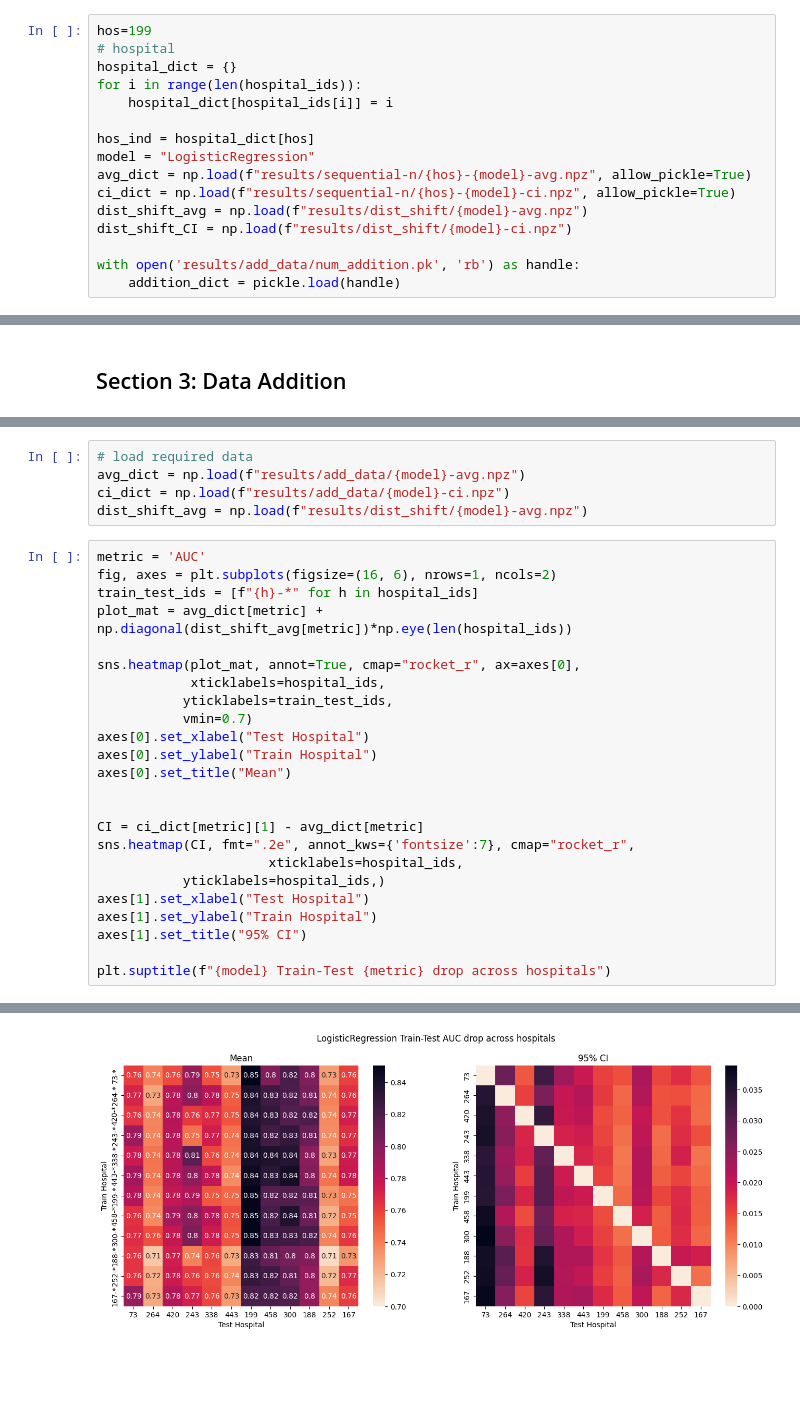
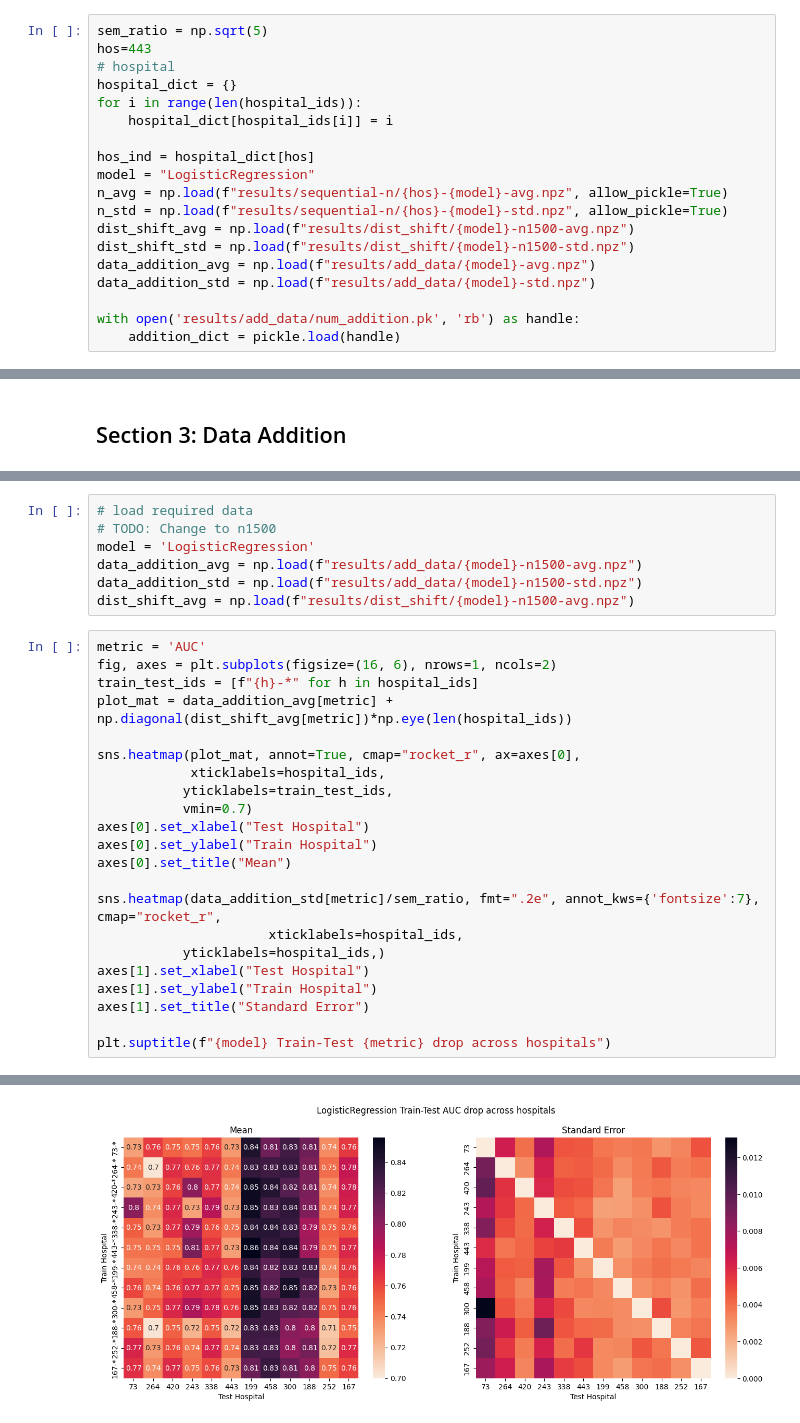
Before and after one commit to heyyjudes/YAIB, a Jupyter notebook: data_analysis.ipynb, the cells around one changed output, grey strips where cells are left out. Saved outputs shown, nothing was run; the diff lists cells and outputs as text; blank space fills up the shorter version.

```diff
--- a/data_analysis.ipynb
+++ b/data_analysis.ipynb
@@ -20,7 +21,8 @@ ci_dict = np.load(f'results/dist_shift/{model}-n1500-ci.npz')
 # %% [markdown]
 ## Section 1: Data Addition for 1 Hospital:
 # %%
-hos=199
+sem_ratio = np.sqrt(5)
+hos=443
 # hospital
 hospital_dict = {}
 for i in range(len(hospital_ids)):
@@ -28,10 +30,12 @@ for i in range(len(hospital_ids)):
 
 hos_ind = hospital_dict[hos]
 model = "LogisticRegression"
-avg_dict = np.load(f"results/sequential-n/{hos}-{model}-avg.npz", allow_pickle=True)
-ci_dict = np.load(f"results/sequential-n/{hos}-{model}-ci.npz", allow_pickle=True)
-dist_shift_avg = np.load(f"results/dist_shift/{model}-avg.npz")
-dist_shift_CI = np.load(f"results/dist_shift/{model}-ci.npz")
+n_avg = np.load(f"results/sequential-n/{hos}-{model}-avg.npz", allow_pickle=True)
+n_std = np.load(f"results/sequential-n/{hos}-{model}-std.npz", allow_pickle=True)
+dist_shift_avg = np.load(f"results/dist_shift/{model}-n1500-avg.npz")
+dist_shift_std = np.load(f"results/dist_shift/{model}-n1500-std.npz")
+data_addition_avg = np.load(f"results/add_data/{model}-avg.npz")
+data_addition_std = np.load(f"results/add_data/{model}-std.npz")
 
 with open('results/add_data/num_addition.pk', 'rb') as handle:
     addition_dict = pickle.load(handle)
@@ -305,35 +241,35 @@ plt.show()
 # %%
 # load required data
-avg_dict = np.load(f"results/add_data/{model}-avg.npz")
-ci_dict = np.load(f"results/add_data/{model}-ci.npz")
-dist_shift_avg = np.load(f"results/dist_shift/{model}-avg.npz")
+# TODO: Change to n1500
+model = 'LogisticRegression'
+data_addition_avg = np.load(f"results/add_data/{model}-n1500-avg.npz")
+data_addition_std = np.load(f"results/add_data/{model}-n1500-std.npz")
+dist_shift_avg = np.load(f"results/dist_shift/{model}-n1500-avg.npz")
 # %%
 metric = 'AUC'
 fig, axes = plt.subplots(figsize=(16, 6), nrows=1, ncols=2)
 train_test_ids = [f"{h}-*" for h in hospital_ids]
-plot_mat = avg_dict[metric] + np.diagonal(dist_shift_avg[metric])*np.eye(len(hospital_ids))
+plot_mat = data_addition_avg[metric] + np.diagonal(dist_shift_avg[metric])*np.eye(len(hospital_ids))
 
 sns.heatmap(plot_mat, annot=True, cmap="rocket_r", ax=axes[0],
             xticklabels=hospital_ids,
            yticklabels=train_test_ids,
            vmin=0.7)
 axes[0].set_xlabel("Test Hospital")
 axes[0].set_ylabel("Train Hospital")
 axes[0].set_title("Mean")
 
-
-CI = ci_dict[metric][1] - avg_dict[metric]
-sns.heatmap(CI, fmt=".2e", annot_kws={'fontsize':7}, cmap="rocket_r",
+sns.heatmap(data_addition_std[metric]/sem_ratio, fmt=".2e", annot_kws={'fontsize':7}, cmap="rocket_r",
                       xticklabels=hospital_ids,
            yticklabels=hospital_ids,)
 axes[1].set_xlabel("Test Hospital")
 axes[1].set_ylabel("Train Hospital")
-axes[1].set_title("95% CI")
+axes[1].set_title("Standard Error")
 
 plt.suptitle(f"{model} Train-Test {metric} drop across hospitals")
 # %% [output]
 Text(0.5, 0.98, 'LogisticRegression Train-Test AUC drop across hospitals')
-[figure, old version]
+[figure, new version]
 # %%
 addition_diff = plot_mat - np.repeat(np.diagonal(dist_shift_avg[metric]).reshape(-1, 1), len(hospital_ids), axis=1).T
 sns.heatmap(addition_diff, annot=True,
```
Also changed, not shown: parts of 41 cells of this notebook, 5 other files.
